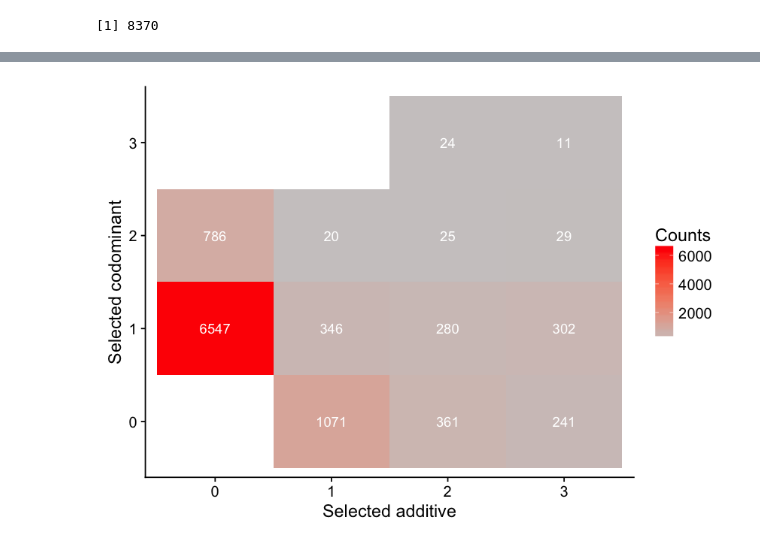
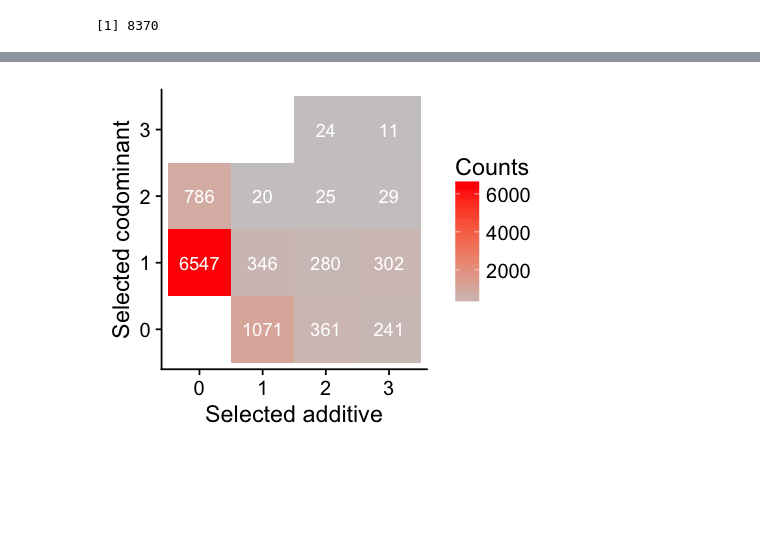
Before and after one commit to hclimente/genewa, a Jupyter notebook: results/genesis/genetic_models.ipynb, the cells around one changed output, grey strips where cells are left out. Cells and saved outputs as stored; diff of their text form; code cells hidden in the pictures; blank space fills up the shorter version.

```diff
--- a/results/genetic_models/genetic_models.ipynb
+++ b/results/genesis/genetic_models.ipynb
@@ -183,14 +179,15 @@ Warning message in file.remove(cytoband):
 [figure]
 # %%
+options(repr.plot.width=3.8, repr.plot.height=3)
 merge(additive, codominant,
       by = c("chr", "snp", "cm", "pos", "allele.1", "allele.2"),
       suffixes = c(".additive", ".codominant"), all = T) %>%
     mutate(any.additive = ifelse(is.na(any.additive), 0, any.additive),
            any.codominant = ifelse(is.na(any.codominant), 0, any.codominant)) %>%
     ggplot(aes(x = any.additive, y = any.codominant)) +
         stat_bin2d() +
         stat_bin2d(geom = "text", aes(label = ..count..), color = "white") +
         scale_fill_gradient(low = "snow3", high = "red") +
         labs(x = "Selected additive", y = "Selected codominant", fill = "Counts")
 # %% [output]
-[figure, old version]
+[figure, new version]
```
Also changed, not shown: parts of 11 cells of this notebook, 18 other files.
